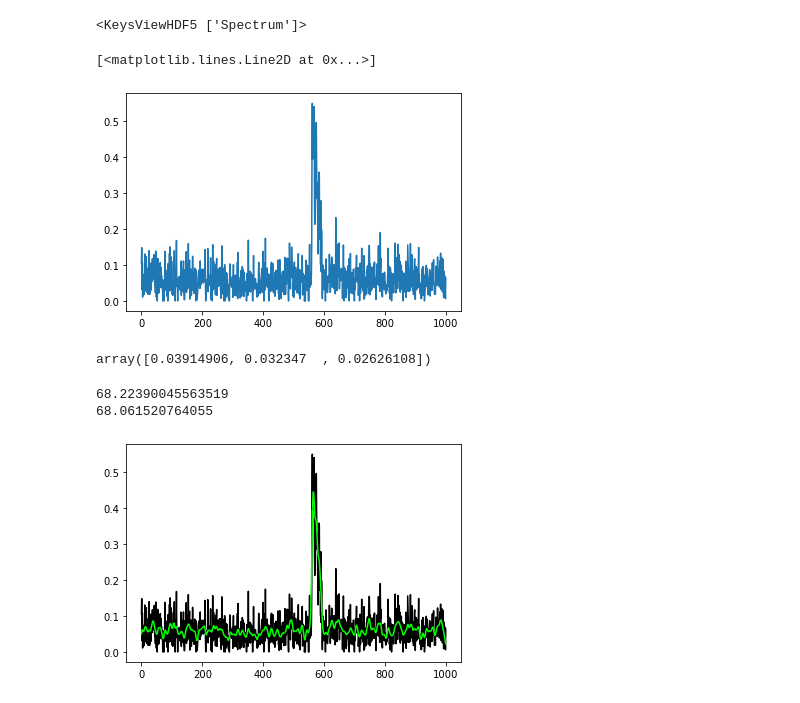
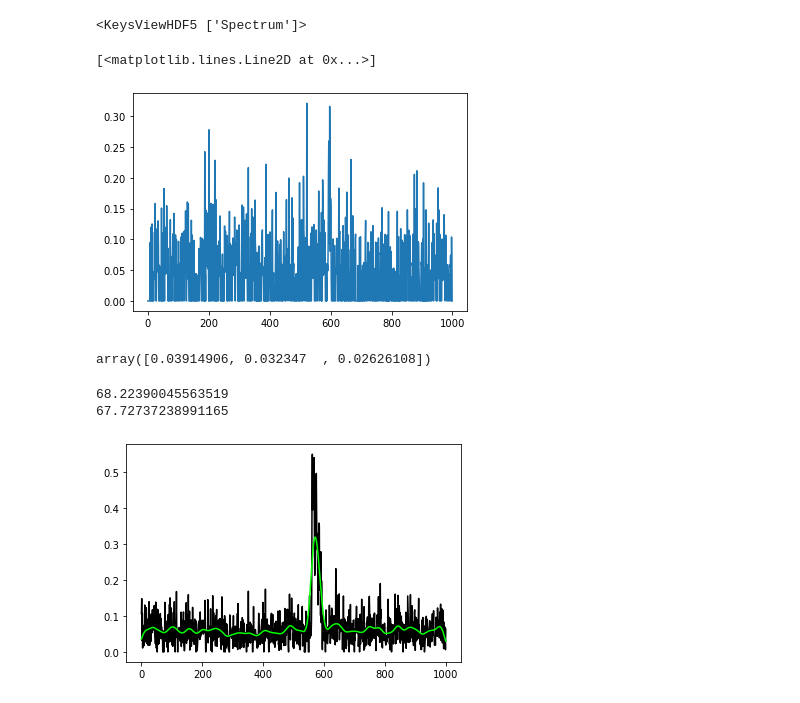
Before and after one commit to DM0U/GRID2, a Jupyter notebook: spec.ipynb, the cells around one changed output. Saved outputs shown, nothing was run; the diff lists cells and outputs as text; code cells hidden in the pictures.

```diff
--- a/spec.ipynb
+++ b/spec.ipynb
@@ -9,13 +14,13 @@ with h5py.File('data/Spectrum.h5', 'r') as ipt:
 # %% [output]
 <KeysViewHDF5 ['Spectrum']>
 # %%
-light_curve = Spec[:, 0]
+light_curve = Spec[:, 1]
 T = np.arange(1000)
 
 plt.plot(T, light_curve)
 # %% [output]
 [<matplotlib.lines.Line2D at 0x...>]
-[figure, old version]
+[figure, new version]
 # %%
 def cal_density(id_time, virgin_curve, sigma=1):
     '''
@@ -35,7 +40,9 @@ np.sum(np.exp(- ((np.expand_dims(id_time, 1) - _Time) ** 2) / (2 * (sigma ** 2))
 # %% [output]
 array([0.03914906, 0.032347  , 0.02626108])
 # %%
-light_curve_plus = cal_density(T, light_curve, 3)
+light_curve = Spec[:, 0]
+
+light_curve_plus = cal_density(T, light_curve, 10)
 
 
 plt.plot(T, light_curve, 'black')
@@ -44,5 +51,5 @@ print(light_curve.sum())
 print(light_curve_plus.sum())
 # %% [output]
 68.22390045563519
-68.061520764055
+67.72737238991165
-[figure, old version]
+[figure, new version]
```
Also changed, not shown: parts of 7 cells of this notebook, 5 other files.
